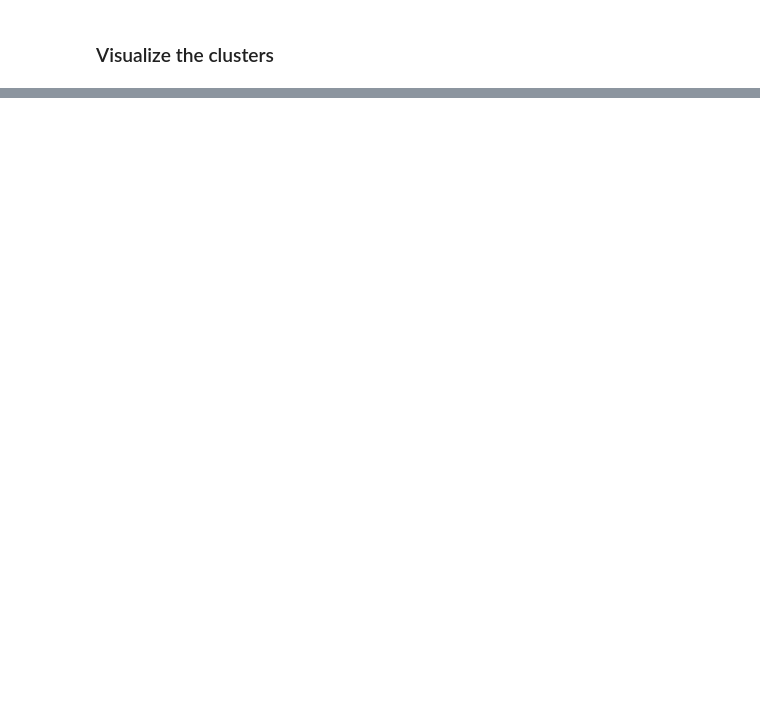
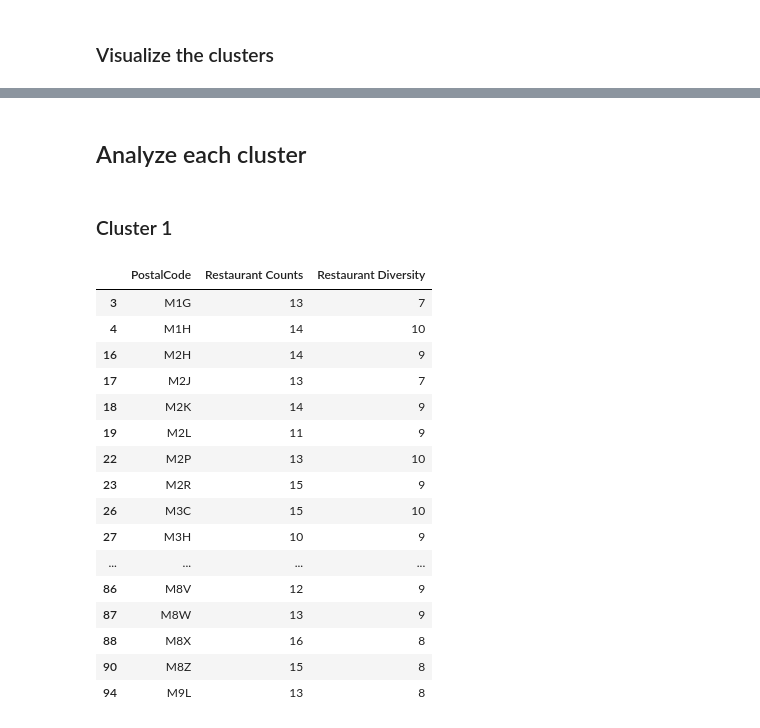
Before and after one commit to YikunLiu0801/Clustering-Location-Selection-for-a-New-Restaurant, a Jupyter notebook: Capstone Project.ipynb, the cells around one changed output, grey strips where cells are left out. Drawn from its saved outputs; the diff is of its cells as text; code cells hidden in the pictures; blank space fills up the shorter version.

```diff
--- a/Capstone Project.ipynb
+++ b/Capstone Project.ipynb
@@ -259,3 +276,27 @@ for lat, lon, poi, cluster in zip(df_bor['Latitude'], df_bor['Longitude'], df_bo
 map_clusters
 # %% [output]
 [interactive output not drawn]
+# %% [markdown]
+## Analyze each cluster
+# %% [markdown]
+### Cluster 1
+# %%
+nei_cluster.loc[nei_cluster['Cluster'] == 0, nei_cluster.columns[[0]+[1]+[2]]]
+# %% [output]
+|  | PostalCode | Restaurant Counts | Restaurant Diversity |
+| 3 | M1G | 13 | 7 |
+| 4 | M1H | 14 | 10 |
+| 16 | M2H | 14 | 9 |
+| 17 | M2J | 13 | 7 |
+| 18 | M2K | 14 | 9 |
+| 19 | M2L | 11 | 9 |
+| 22 | M2P | 13 | 10 |
+| 23 | M2R | 15 | 9 |
+| 26 | M3C | 15 | 10 |
+| 27 | M3H | 10 | 9 |
+| ... | ... | ... | ... |
+| 86 | M8V | 12 | 9 |
+| 87 | M8W | 13 | 9 |
+| 88 | M8X | 16 | 8 |
+| 90 | M8Z | 15 | 8 |
+| 94 | M9L | 13 | 8 |
```
Also changed, not shown: parts of 44 cells of this notebook.
